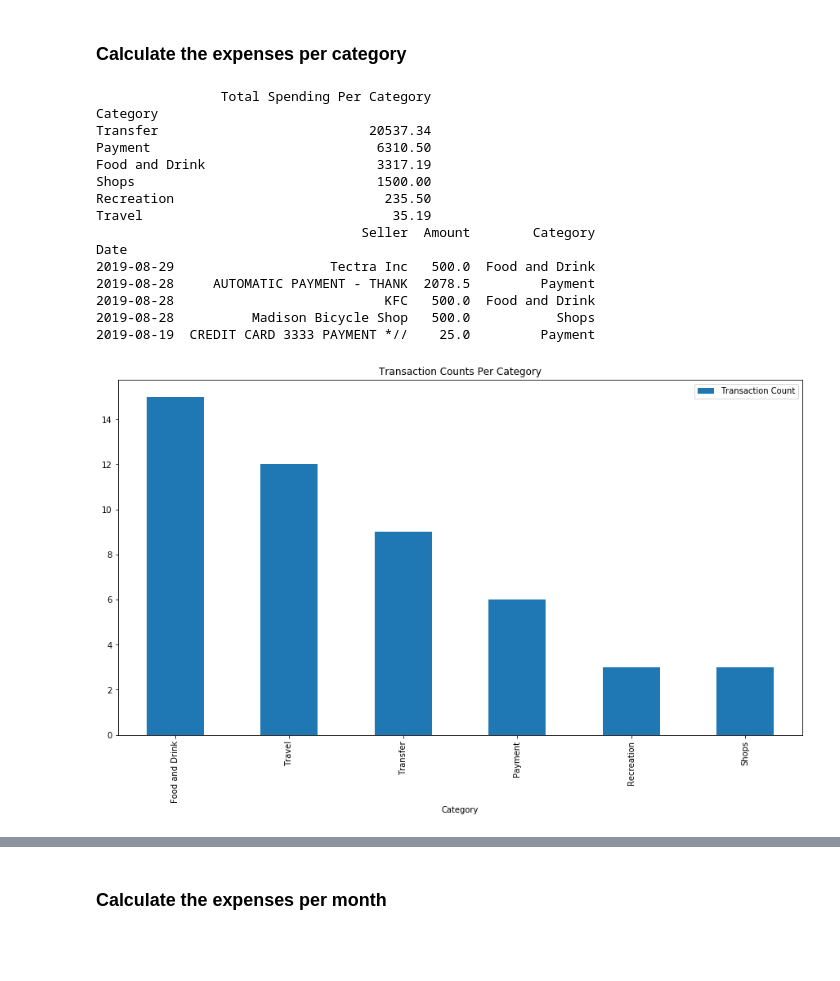
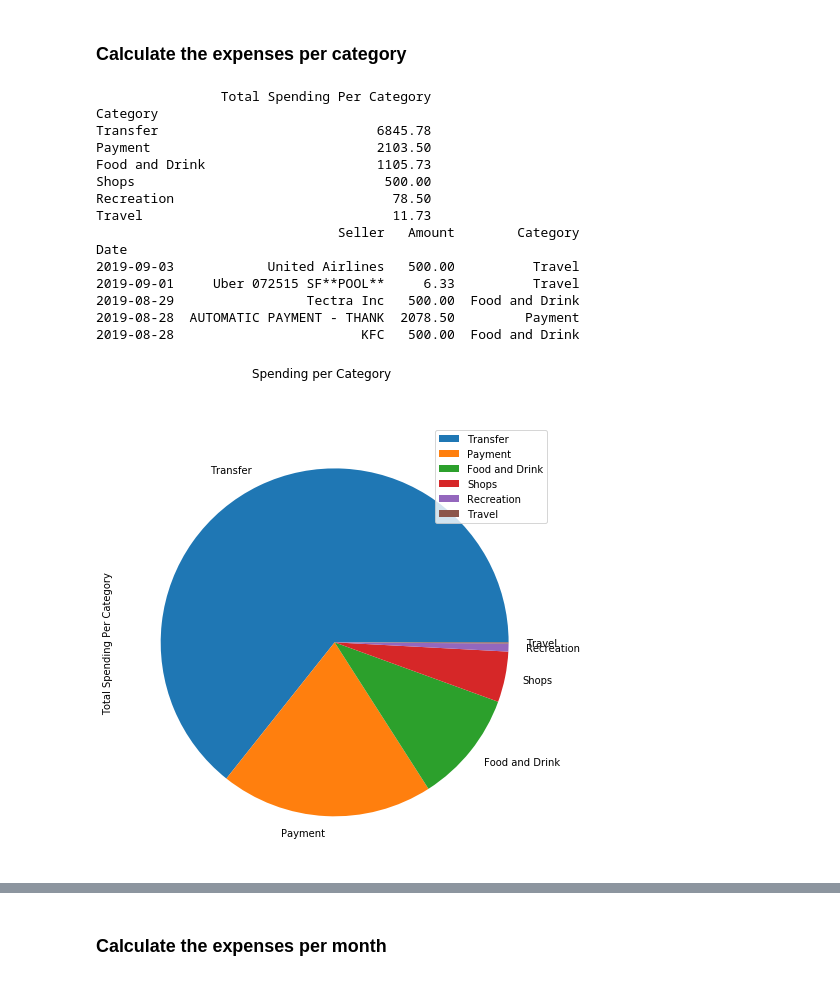
Before and after one commit to willwillis/python-api-homework, a Jupyter notebook: account_summary.ipynb, the cells around one changed output, grey strips where cells are left out. Drawn from its saved outputs; the diff is of its cells as text; code cells hidden in the pictures; blank space fills up the shorter version.

```diff
--- a/account_summary.ipynb
+++ b/account_summary.ipynb
@@ -259,30 +257,30 @@ In this section, you will use the transactions DataFrame to analyze the customer
 # %%
 df_category_sum = df.filter(['Category','Amount'])
 grouped = df_category_sum.groupby(['Category']).sum()
 grouped.columns = ['Total Spending Per Category']
 grouped.sort_values('Total Spending Per Category',ascending=False,inplace=True)
 print(grouped)
-#grouped.plot.bar(figsize=(15,8), title="Spending per Category")
+grouped.plot.pie(subplots=True,figsize=(15,8), title="Spending per Category")
 
 grouped_count = df.filter(['Category','Amount']).groupby(['Category']).count()
 grouped_count.columns = ['Transaction Count']
 grouped_count.sort_values('Transaction Count',ascending=False,inplace=True)
 grouped_count.plot.bar(figsize=(15,8), title="Transaction Counts Per Category")
 print(df.head())
 # %% [output]
                 Total Spending Per Category
 Category
-Transfer                           20537.34
-Payment                             6310.50
-Food and Drink                      3317.19
-Shops                               1500.00
-Recreation                           235.50
-Travel                                35.19
-                                  Seller  Amount        Category
+Transfer                            6845.78
+Payment                             2103.50
+Food and Drink                      1105.73
+Shops                                500.00
+Recreation                            78.50
+Travel                                11.73
+                               Seller   Amount        Category
 Date
-2019-08-29                    Tectra Inc   500.0  Food and Drink
-2019-08-28     AUTOMATIC PAYMENT - THANK  2078.5         Payment
-2019-08-28                           KFC   500.0  Food and Drink
-2019-08-28          Madison Bicycle Shop   500.0           Shops
-2019-08-19  CREDIT CARD 3333 PAYMENT *//    25.0         Payment
+2019-09-03            United Airlines   500.00          Travel
+2019-09-01     Uber 072515 SF**POOL**     6.33          Travel
+2019-08-29                 Tectra Inc   500.00  Food and Drink
+2019-08-28  AUTOMATIC PAYMENT - THANK  2078.50         Payment
+2019-08-28                        KFC   500.00  Food and Drink
-[figure, old version]
+[figure, new version]
```
Also changed, not shown: parts of 7 cells of this notebook, 1 other file.
